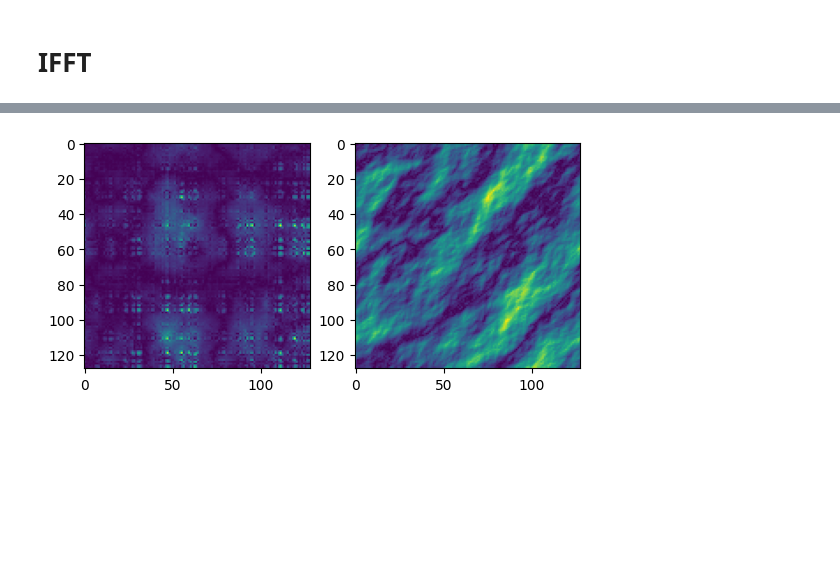
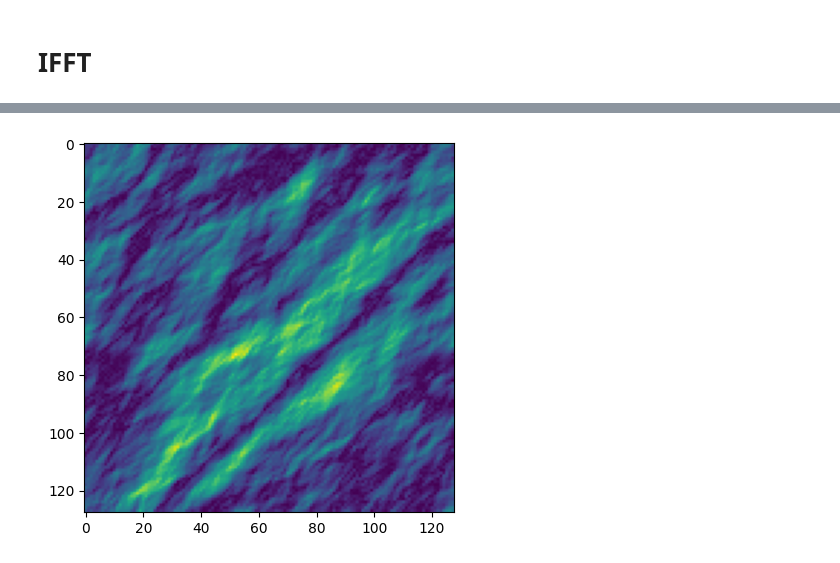
Before and after one commit to DavideRuzza/FFT_RealTime_Ocean, a Jupyter notebook: test_fft_ifft.ipynb, the cells around one changed output, grey strips where cells are left out. Drawn from its saved outputs; the diff is of its cells as text; code cells hidden in the pictures; blank space fills up the shorter version.

```diff
--- a/test_fft_ifft.ipynb
+++ b/test_fft_ifft.ipynb
@@ -38,8 +36,8 @@ wind = 5
 wind_dir = np.array([1./np.sqrt(2), 1./np.sqrt(2)])
 F = 10
 # %%
-P_k = Spectrum(K, 50, np.array([1, 1])/np.sqrt(2))
-P_minus_k = Spectrum(-K, 50, np.array([1, 1])/np.sqrt(2))
+P_k = PM(K, 50, np.array([1, 1])/np.sqrt(2))
+P_minus_k = PM(-K, 50, np.array([1, 1])/np.sqrt(2))
 omega = np.sqrt(g*k[:,:,0])
 h_0_k = (eta0-1j*eta1)*np.sqrt(2*P_k)*1e6
 h_0_minus_k = (eta0-1j*eta1)*np.sqrt(2*P_k)*1e6
@@ -130,4 +80 @@ Clipping input data to the valid range for imshow with RGB data ([0..1] for floa
-# %%
-spectrum = np.zeros((N, 2))
-spectrum [2, 0] = 1
 # %%
@@ -157,23 +103,18 @@ def FFT(nn, N, spectrum):
-# %%
-#2d FFT
-stage1 = np.zeros((N, N, 2), dtype='f4')
-stage2 = np.zeros((N, N, 2), dtype='f4')
-res1 = np.zeros((N, N, 2), dtype='f4')
-res2 = np.zeros((N, N, 2), dtype='f4')
-h_k_t_ri = np.stack((h_k_t.real, h_k_t.imag), axis=2)
-
-for r in range(N):
-    stage1[:, r] = FFT(log2N, N, h_k_t_ri[:, r])
-    stage2[:, r, 0] = np.fft.ifft(h_k_t[:, r]).real
-    stage2[:, r, 1] = np.fft.ifft(h_k_t[:, r]).imag
-for r in range(N):
-    res1[r, :]= FFT(log2N, N, stage1[r, :])
-    res2[r, :, 0] = np.fft.ifft(stage2[r, :, 0]+1j*stage2[r, :, 1]).real
-    res2[r, :, 1] = np.fft.ifft(stage2[r, :, 0]+1j*stage2[r, :, 1]).imag
-plt.subplot(121)
-plt.imshow(np.absolute(res1[:,:,0]))
-plt.subplot(122)
-plt.imshow(np.absolute(res2[:,:,0]))
-plt.show()
-# %% [output]
-[figure, removed]
+# %%
+def IFFT_2D(spectrum):
+    N = spectrum.shape[0]
+    stage1 = np.zeros((N, N, 2), dtype='f4')
+    res1 = np.zeros((N, N, 2), dtype='f4')
+
+    for r in range(N):
+        stage1[:, r] = IFFT(N, spectrum[:, r])
+
+    for r in range(N):
+        res1[r, :]= IFFT(N, stage1[r, :])
+    return res1
+# %%
+h_k_t_ri = np.stack((h_k_t.real, h_k_t.imag), axis=2)
+plt.imshow(np.absolute(IFFT_2D(h_k_t_ri)[:,:,0]))
+plt.show()
+# %% [output]
+[figure, added]
```
Also changed, not shown: parts of 14 cells of this notebook.
